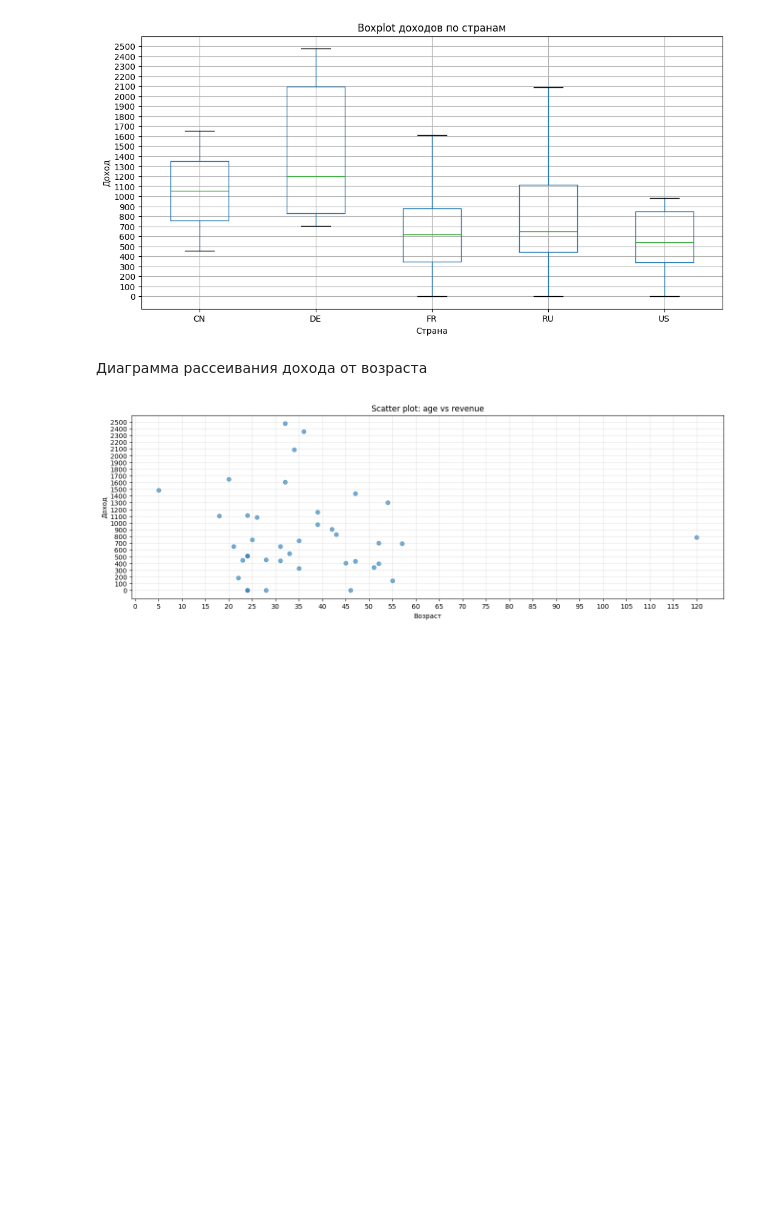
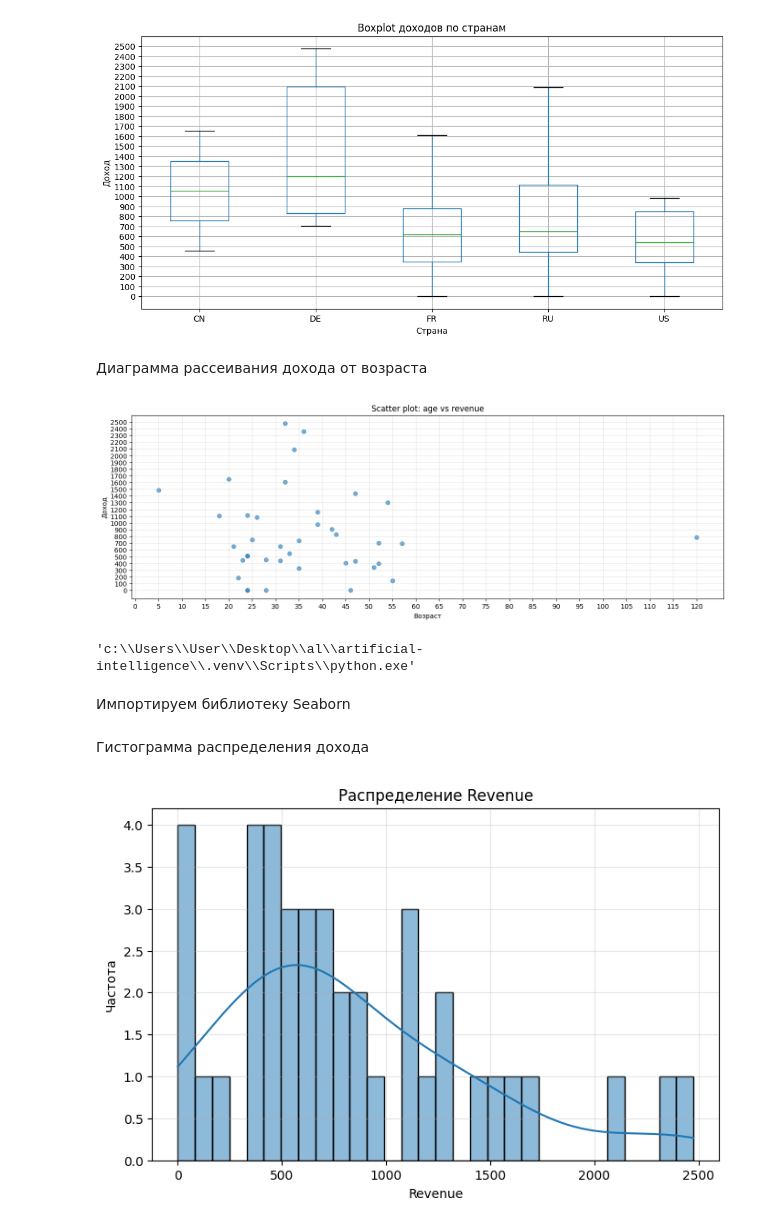
Before and after one commit to artemkr18/artificial-intelligence, a Jupyter notebook: homeworks/HW02/HW02.ipynb, the cells around one changed output. Drawn from its saved outputs; the diff is of its cells as text; code cells hidden in the pictures; blank space fills up the shorter version.

```diff
--- a/homeworks/HW02/HW02.ipynb
+++ b/homeworks/HW02/HW02.ipynb
@@ -350,3 +442,10 @@ plt.savefig("figures/skater_plot_revenue_by_age.png", dpi=200, bbox_inches='tigh
 plt.show()
 # %% [output]
 [figure]
+# %%
+import sys
+sys.executable
+# %% [output]
+'c:\\Users\\User\\Desktop\\al\\artificial-intelligence\\.venv\\Scripts\\python.exe'
+# %% [markdown]
+Импортируем библиотеку Seaborn
@@ -352,0 +454,20 @@ plt.show()
+# %% [markdown]
+Гистограмма распределения дохода
+# %%
+plt.figure(figsize=(8, 5))
+sns.histplot(
+    data=df,
+    x="revenue",
+    bins=30,
+    kde=True                 # добавляет сглаженную плотность
+)
+
+plt.title("Распределение Revenue")
+plt.xlabel("Revenue")
+plt.ylabel("Частота")
+plt.grid(alpha=0.3)
+
+plt.savefig("figures/hist.png", dpi=200, bbox_inches='tight')
+plt.show()
+# %% [output]
+[figure, added]
```
Also changed, not shown: parts of 11 cells of this notebook, 4 other files.
